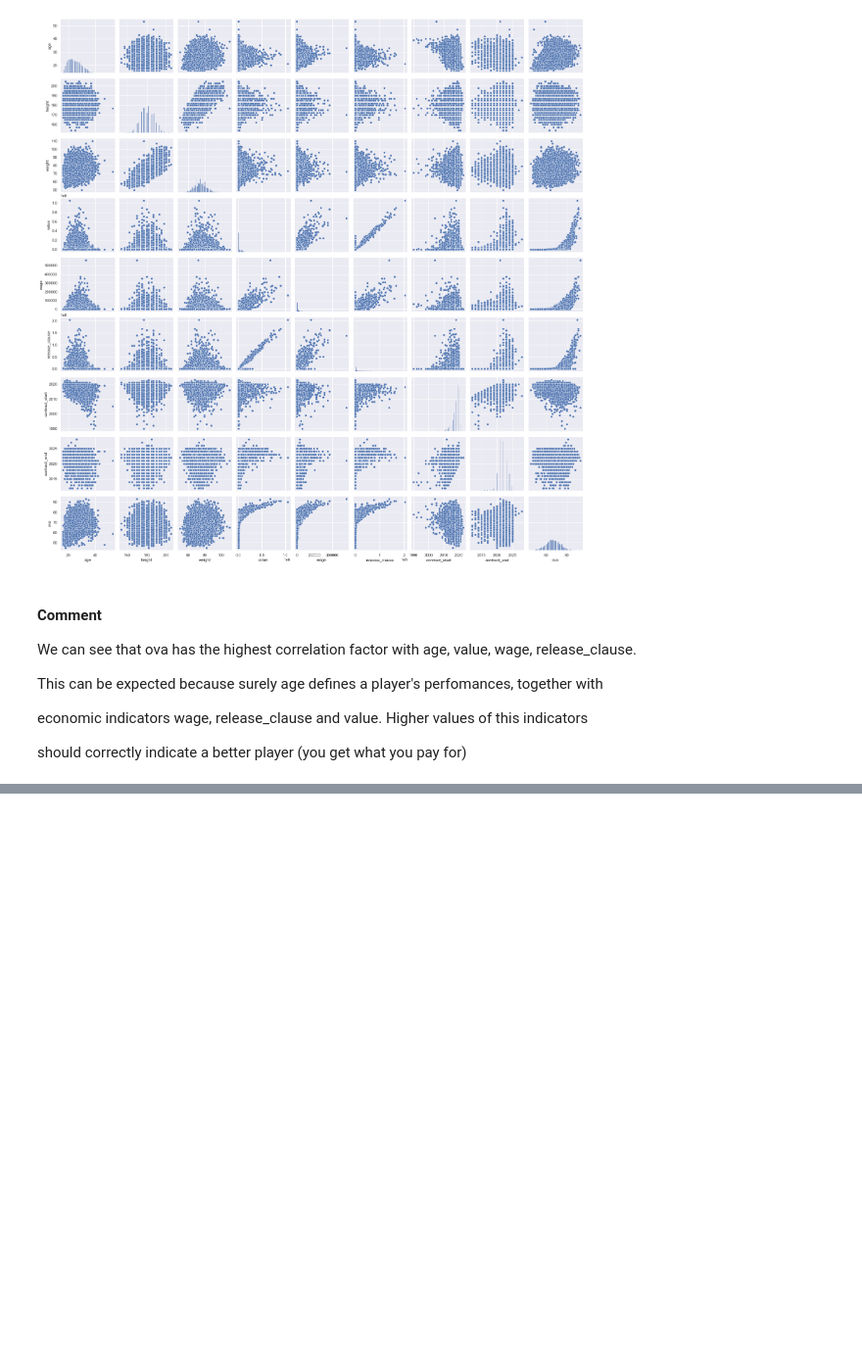
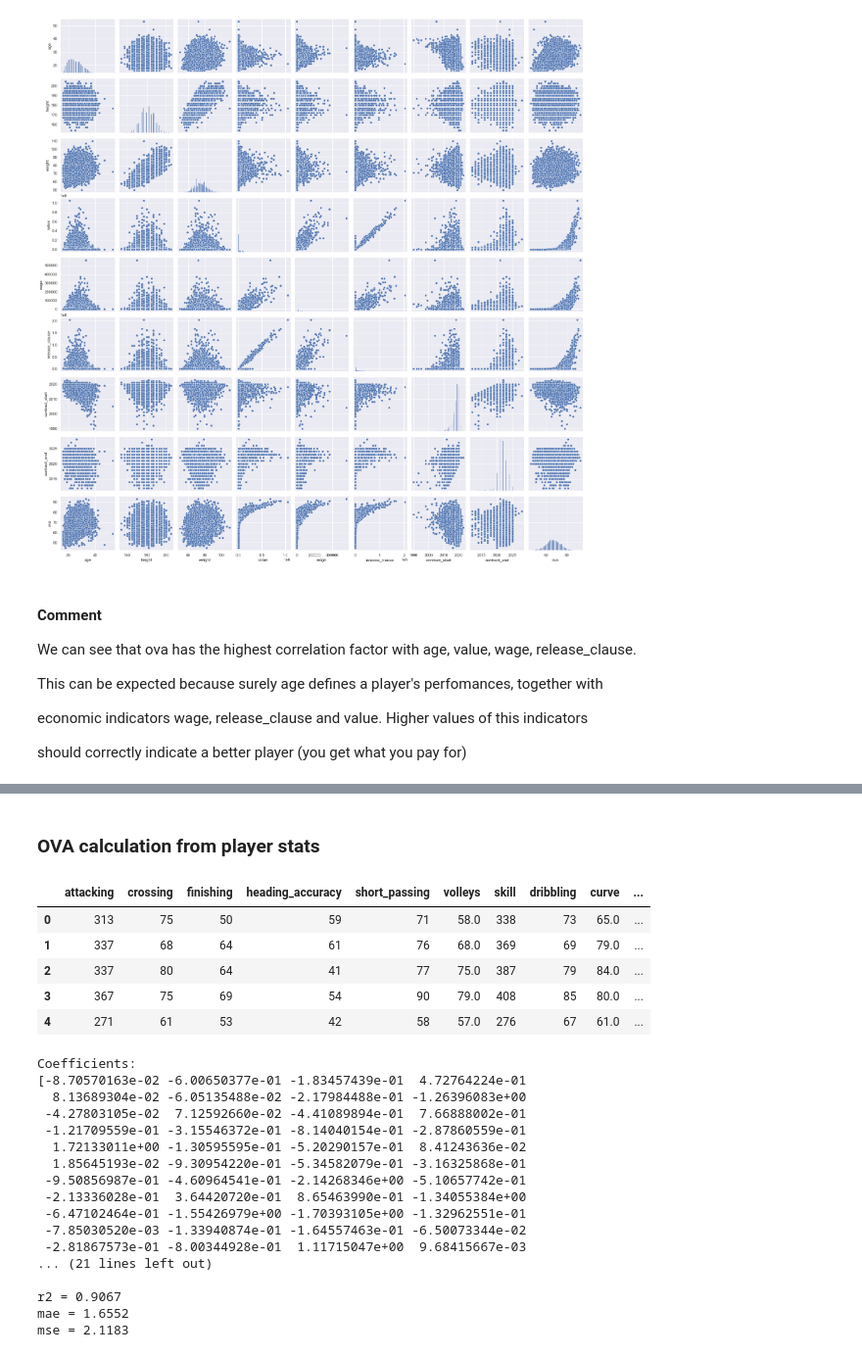
Before and after one commit to Edoardo1996/data_mid_bootcamp_project_FIFA_MoneyBall, a Jupyter notebook: main.ipynb, the cells around one changed output, grey strips where cells are left out. Shown at 98% size. Saved outputs shown, nothing was run; the diff lists cells and outputs as text; code cells hidden in the pictures; blank space fills up the shorter version.

```diff
--- a/main.ipynb
+++ b/main.ipynb
@@ -477,18 +465,24 @@ def encode_data(X_train, X_test, encoders, cols_to_encode):
 
     return X_train, X_test
 
-def apply_model(X_train, X_test, y_train, model):
+def apply_model(X_train, X_test, y_train, model, return_formula):
     model.fit(X_train, y_train)
+    if return_formula:
+        print('Coefficients:')
+        print(model.coef_, end='\n\n')
+        print('Intercept:')
+        print(model.intercept_, end='\n\n')
 
     return model.predict(X_test.dropna())
 
 def score_method(df, target,
-                 scaler, encoders,
-                 cols_to_encode,
                  model,
+                 return_formula=False,
+                 cols_to_encode=None,
+                 scaler=None, encoders=None,
                  cols_to_drop=[],
                  test_size=0.3, random_state=42,
-                 outsiders_thresh=1.5,
+                 outsiders_thresh=None,
                  skip_outsiders_cols = []):
     """
     Scores a Linear Regression Model, it assumes data is already cleaned
@@ -510,13 +504,16 @@ def score_method(df, target,
     mse(float): mean squared error
     """
     df = df.drop(cols_to_drop, axis=1)
-    df = remove_outliers(df,
-                         threshold=outsiders_thresh,
-                         skip_columns=skip_outsiders_cols + [target])
+    if outsiders_thresh:
+        df = remove_outliers(df,
+                            threshold=outsiders_thresh,
+                            skip_columns=skip_outsiders_cols + [target])
     X_train, X_test, y_train, y_test = split_data(df, target, test_size, random_state)
-    scale_data(X_train, X_test, scaler)
-    X_train, X_test = encode_data(X_train, X_test, encoders, cols_to_encode)
-    predictions = apply_model(X_train, X_test, y_train, model)
+    if scaler:
+        scale_data(X_train, X_test, scaler)
+    if encoders:
+        X_train, X_test = encode_data(X_train, X_test, encoders, cols_to_encode)
+    predictions = apply_model(X_train, X_test, y_train, model, return_formula)
 
     return (r2_score(y_test, predictions),
            mean_absolute_error(y_test, predictions),
@@ -683,0 +644,39 @@ mse = 2.832
+# %% [markdown]
+### OVA calculation from player stats
+# %%
+
+data = df[list(player_stats)+['ova']]
+display(data.head())
+r2, mae, mse = score_method(df=data,
+                            target='ova',
+                            scaler=StandardScaler(),
+                            encoders = [OneHotEncoder(handle_unknown='ignore')],
+                            cols_to_encode=[['a/w', 'd/w']],
+                            model=LinearRegression(),
+                            return_formula=True)
+print('r2 = {}\nmae = {}\nmse = {}'.format(
+    round(r2, 4), round(mae,4), round(mse, 4)))
+# %% [output]
+|  | attacking | crossing | finishing | heading_accuracy | short_passing | volleys | skill | dribbling | curve | ... |
+| 0 | 313 | 75 | 50 | 59 | 71 | 58.0 | 338 | 73 | 65.0 | ... |
+| 1 | 337 | 68 | 64 | 61 | 76 | 68.0 | 369 | 69 | 79.0 | ... |
+| 2 | 337 | 80 | 64 | 41 | 77 | 75.0 | 387 | 79 | 84.0 | ... |
+| 3 | 367 | 75 | 69 | 54 | 90 | 79.0 | 408 | 85 | 80.0 | ... |
+| 4 | 271 | 61 | 53 | 42 | 58 | 57.0 | 276 | 67 | 61.0 | ... |
+Coefficients:
+[-8.70570163e-02 -6.00650377e-01 -1.83457439e-01  4.72764224e-01
+  8.13689304e-02 -6.05135488e-02 -2.17984488e-01 -1.26396083e+00
+ -4.27803105e-02  7.12592660e-02 -4.41089894e-01  7.66888002e-01
+ -1.21709559e-01 -3.15546372e-01 -8.14040154e-01 -2.87860559e-01
+  1.72133011e+00 -1.30595595e-01 -5.20290157e-01  8.41243636e-02
+  1.85645193e-02 -9.30954220e-01 -5.34582079e-01 -3.16325868e-01
+ -9.50856987e-01 -4.60964541e-01 -2.14268346e+00 -5.10657742e-01
+ -2.13336028e-01  3.64420720e-01  8.65463990e-01 -1.34055384e+00
+ -6.47102464e-01 -1.55426979e+00 -1.70393105e+00 -1.32962551e-01
+ -7.85030520e-03 -1.33940874e-01 -1.64557463e-01 -6.50073344e-02
+ -2.81867573e-01 -8.00344928e-01  1.11715047e+00  9.68415667e-03
+... (21 lines left out)
+
+r2 = 0.9067
+mae = 1.6552
+mse = 2.1183
```
Also changed, not shown: parts of 26 cells of this notebook, 3 other files.
